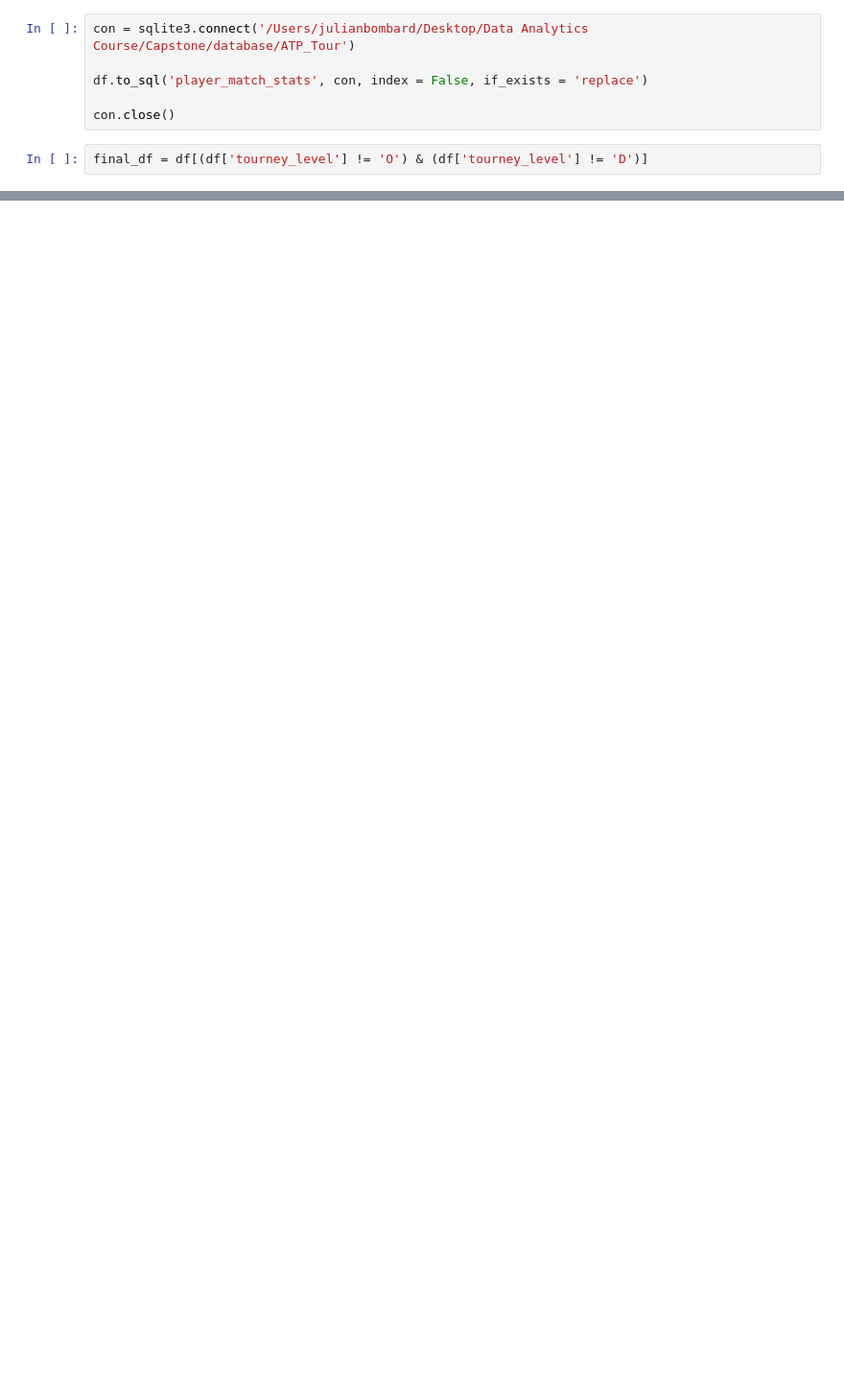
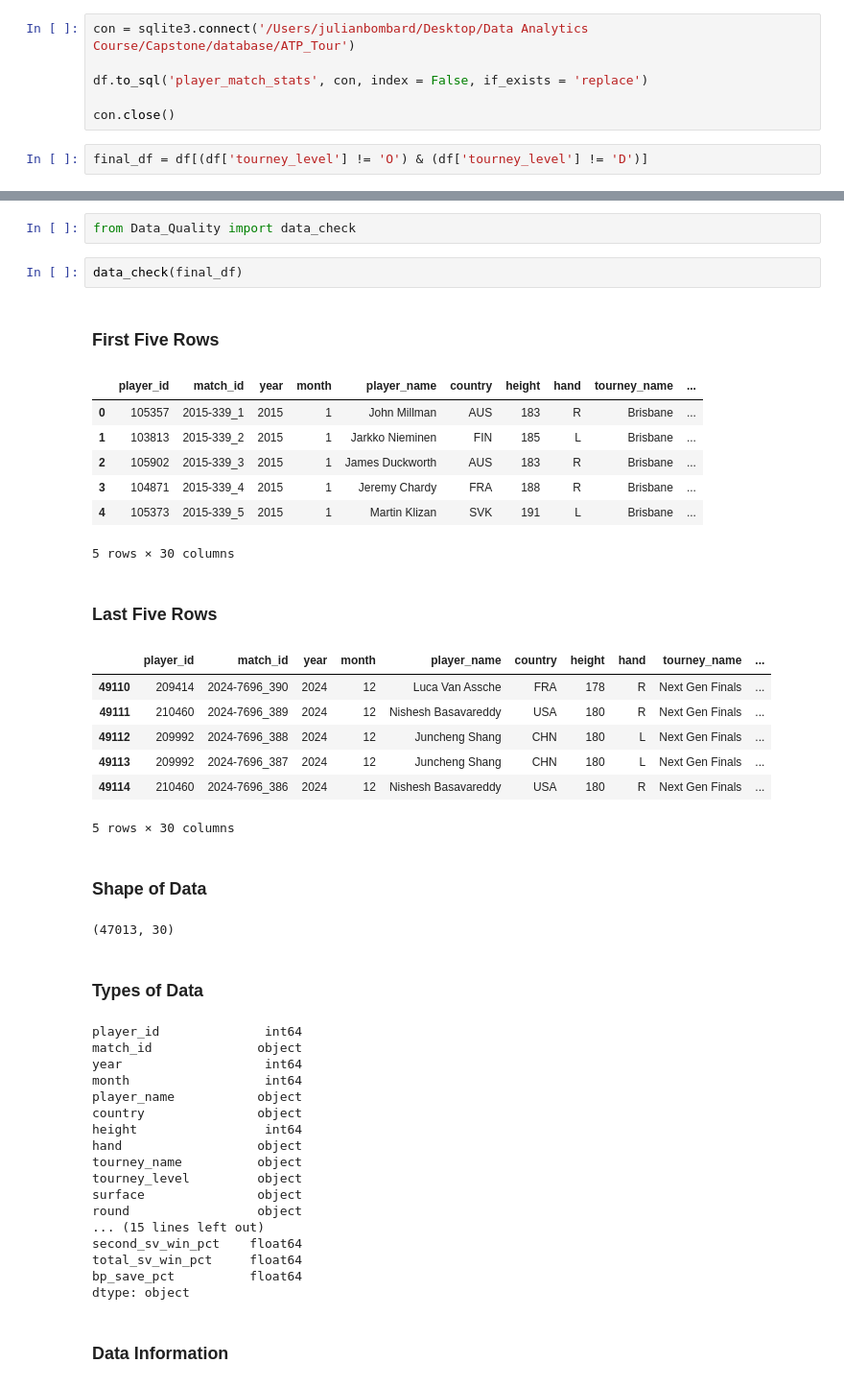
Before and after one commit to jpbombard/ATP_Tour_Analysis, a Jupyter notebook: Final_Data.ipynb, the cells around one changed output, grey strips where cells are left out. Shown at 96% size. Cells and saved outputs as stored; diff of their text form; blank space fills up the shorter version.

```diff
--- a/Final_Data.ipynb
+++ b/Final_Data.ipynb
@@ -57,0 +58,42 @@ final_df.to_csv('csvs/final_df.csv', index = False)
+# %%
+from Data_Quality import data_check
+# %%
+data_check(final_df)
+# %% [output]
+### First Five Rows
+|  | player_id | match_id | year | month | player_name | country | height | hand | tourney_name | ... |
+| 0 | 105357 | 2015-339_1 | 2015 | 1 | John Millman | AUS | 183 | R | Brisbane | ... |
+| 1 | 103813 | 2015-339_2 | 2015 | 1 | Jarkko Nieminen | FIN | 185 | L | Brisbane | ... |
+| 2 | 105902 | 2015-339_3 | 2015 | 1 | James Duckworth | AUS | 183 | R | Brisbane | ... |
+| 3 | 104871 | 2015-339_4 | 2015 | 1 | Jeremy Chardy | FRA | 188 | R | Brisbane | ... |
+| 4 | 105373 | 2015-339_5 | 2015 | 1 | Martin Klizan | SVK | 191 | L | Brisbane | ... |
+5 rows × 30 columns
+### Last Five Rows
+|  | player_id | match_id | year | month | player_name | country | height | hand | tourney_name | ... |
+| 49110 | 209414 | 2024-7696_390 | 2024 | 12 | Luca Van Assche | FRA | 178 | R | Next Gen Finals | ... |
+| 49111 | 210460 | 2024-7696_389 | 2024 | 12 | Nishesh Basavareddy | USA | 180 | R | Next Gen Finals | ... |
+| 49112 | 209992 | 2024-7696_388 | 2024 | 12 | Juncheng Shang | CHN | 180 | L | Next Gen Finals | ... |
+| 49113 | 209992 | 2024-7696_387 | 2024 | 12 | Juncheng Shang | CHN | 180 | L | Next Gen Finals | ... |
+| 49114 | 210460 | 2024-7696_386 | 2024 | 12 | Nishesh Basavareddy | USA | 180 | R | Next Gen Finals | ... |
+5 rows × 30 columns
+### Shape of Data
+(47013, 30)
+### Types of Data
+player_id              int64
+match_id              object
+year                   int64
+month                  int64
+player_name           object
+country               object
+height                 int64
+hand                  object
+tourney_name          object
+tourney_level         object
+surface               object
+round                 object
+... (15 lines left out)
+second_sv_win_pct    float64
+total_sv_win_pct     float64
+bp_save_pct          float64
+dtype: object
+### Data Information
```
Also changed, not shown: parts of 5 cells of this notebook, 34 other files.
